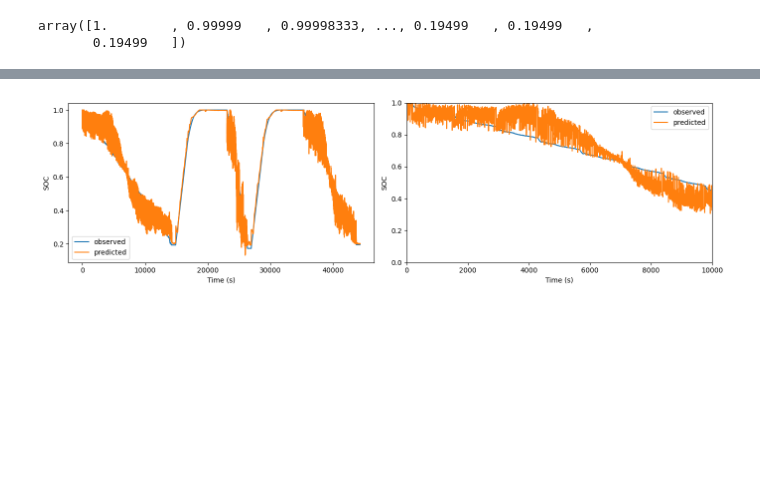
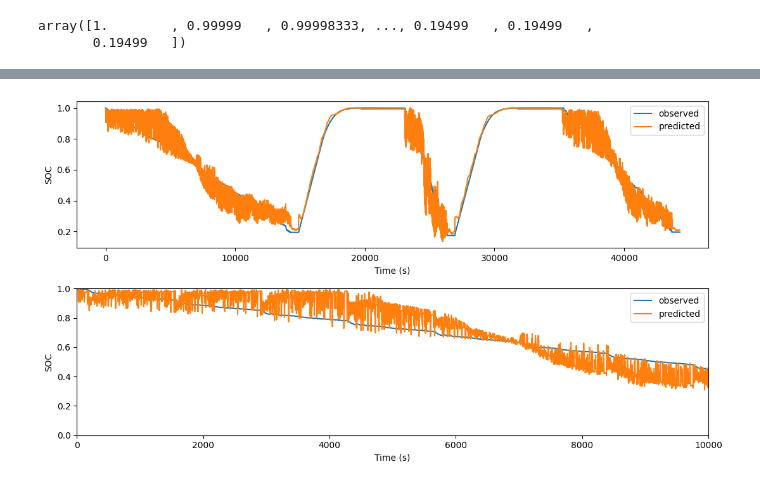
Before and after one commit to gubbriaco/hybrid-vehicle-feature-prediction, a Jupyter notebook: soc_estimation/testing_dl.ipynb, the cells around one changed output, grey strips where cells are left out. Saved outputs shown, nothing was run; the diff lists cells and outputs as text; code cells hidden in the pictures; blank space fills up the shorter version.

```diff
--- a/soc_estimation/testing_dl.ipynb
+++ b/soc_estimation/testing_dl.ipynb
@@ -168,20 +168,20 @@ mae(observed, predicted) = 4.33%
 # %%
-fig, axs = plt.subplots(nrows=1, ncols=2, figsize=(14, 4))
+fig, axs = plt.subplots(nrows=2, ncols=1, figsize=(11, 6))
 
 axs[0].plot(soc_observed, label='observed')
 axs[0].plot(soc_predicted, label='predicted')
 axs[0].set_ylabel('SOC')
 axs[0].set_xlabel('Time (s)')
 axs[0].legend()
 
 axs[1].plot(soc_observed, label='observed')
 axs[1].plot(soc_predicted, label='predicted')
 axs[1].set_ylabel('SOC')
 axs[1].set_xlabel('Time (s)')
 axs[1].legend()
 axs[1].axis([0, 10000, 0, 1])
 
 plt.tight_layout()
 plt.show()
 # %% [output]
-[figure, old version]
+[figure, new version]
```
Also changed, not shown: parts of 4 cells of this notebook, 4 other files.
